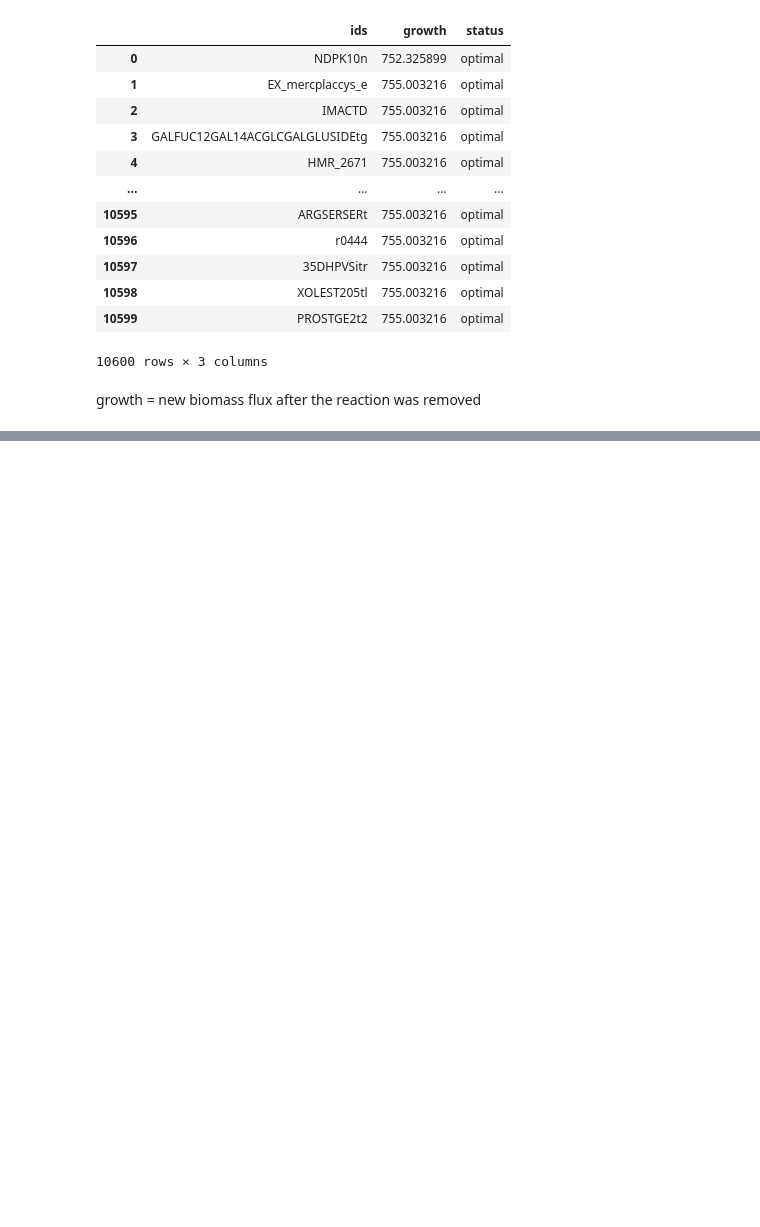
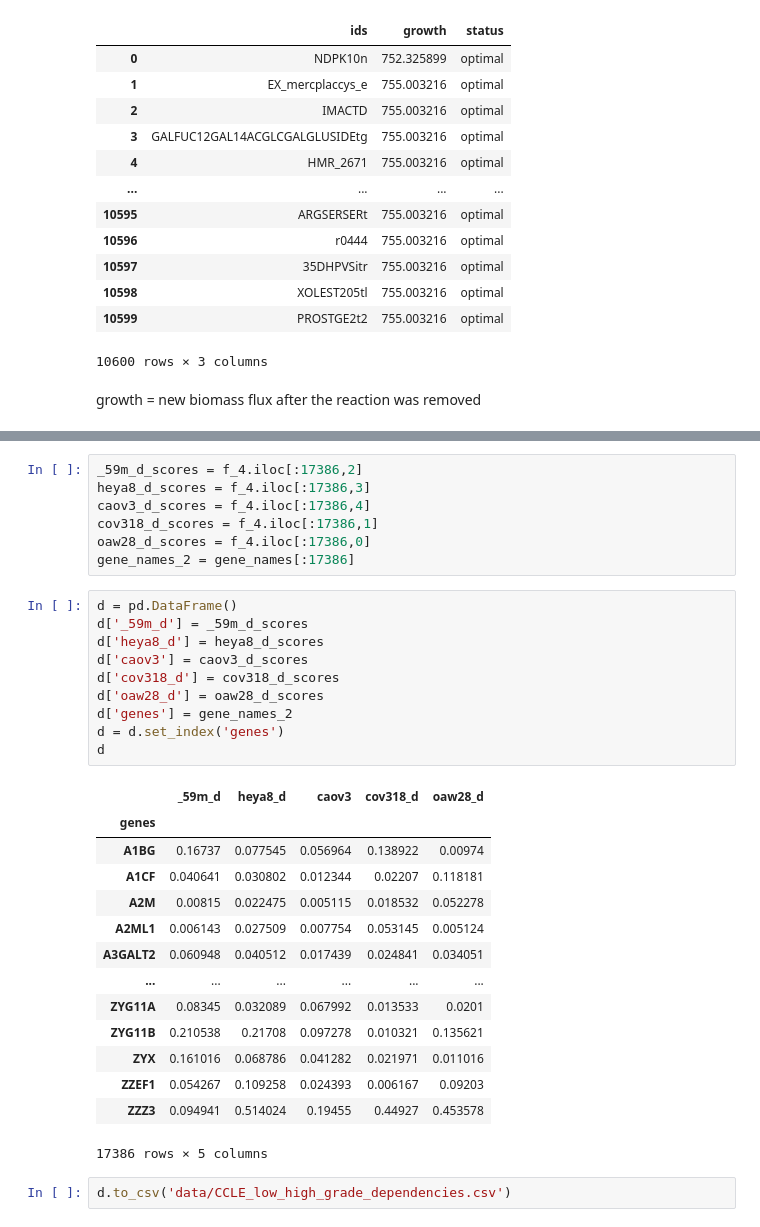
Before and after one commit to MishkaNastia/Ovarian-Cancer, a Jupyter notebook: reaction_essentiality.ipynb, the cells around one changed output, grey strips where cells are left out. Cells and saved outputs as stored; diff of their text form; blank space fills up the shorter version.

```diff
--- a/reaction_essentiality.ipynb
+++ b/reaction_essentiality.ipynb
@@ -120,0 +232,34 @@ df_res_rxn[df_res_rxn["status"]!="optimal"]
+# %%
+_59m_d_scores = f_4.iloc[:17386,2]
+heya8_d_scores = f_4.iloc[:17386,3]
+caov3_d_scores = f_4.iloc[:17386,4]
+cov318_d_scores = f_4.iloc[:17386,1]
+oaw28_d_scores = f_4.iloc[:17386,0]
+gene_names_2 = gene_names[:17386]
+# %%
+d = pd.DataFrame()
+d['_59m_d'] = _59m_d_scores
+d['heya8_d'] = heya8_d_scores
+d['caov3'] = caov3_d_scores
+d['cov318_d'] = cov318_d_scores
+d['oaw28_d'] = oaw28_d_scores
+d['genes'] = gene_names_2
+d = d.set_index('genes')
+d
+# %% [output]
+|  | _59m_d | heya8_d | caov3 | cov318_d | oaw28_d |
+| genes |  |  |  |  |  |
+| A1BG | 0.16737 | 0.077545 | 0.056964 | 0.138922 | 0.00974 |
+| A1CF | 0.040641 | 0.030802 | 0.012344 | 0.02207 | 0.118181 |
+| A2M | 0.00815 | 0.022475 | 0.005115 | 0.018532 | 0.052278 |
+| A2ML1 | 0.006143 | 0.027509 | 0.007754 | 0.053145 | 0.005124 |
+| A3GALT2 | 0.060948 | 0.040512 | 0.017439 | 0.024841 | 0.034051 |
+| ... | ... | ... | ... | ... | ... |
+| ZYG11A | 0.08345 | 0.032089 | 0.067992 | 0.013533 | 0.0201 |
+| ZYG11B | 0.210538 | 0.21708 | 0.097278 | 0.010321 | 0.135621 |
+| ZYX | 0.161016 | 0.068786 | 0.041282 | 0.021971 | 0.011016 |
+| ZZEF1 | 0.054267 | 0.109258 | 0.024393 | 0.006167 | 0.09203 |
+| ZZZ3 | 0.094941 | 0.514024 | 0.19455 | 0.44927 | 0.453578 |
+17386 rows × 5 columns
+# %%
+d.to_csv('data/CCLE_low_high_grade_dependencies.csv')
```
Also changed, not shown: parts of 11 cells of this notebook, 2 other files.
